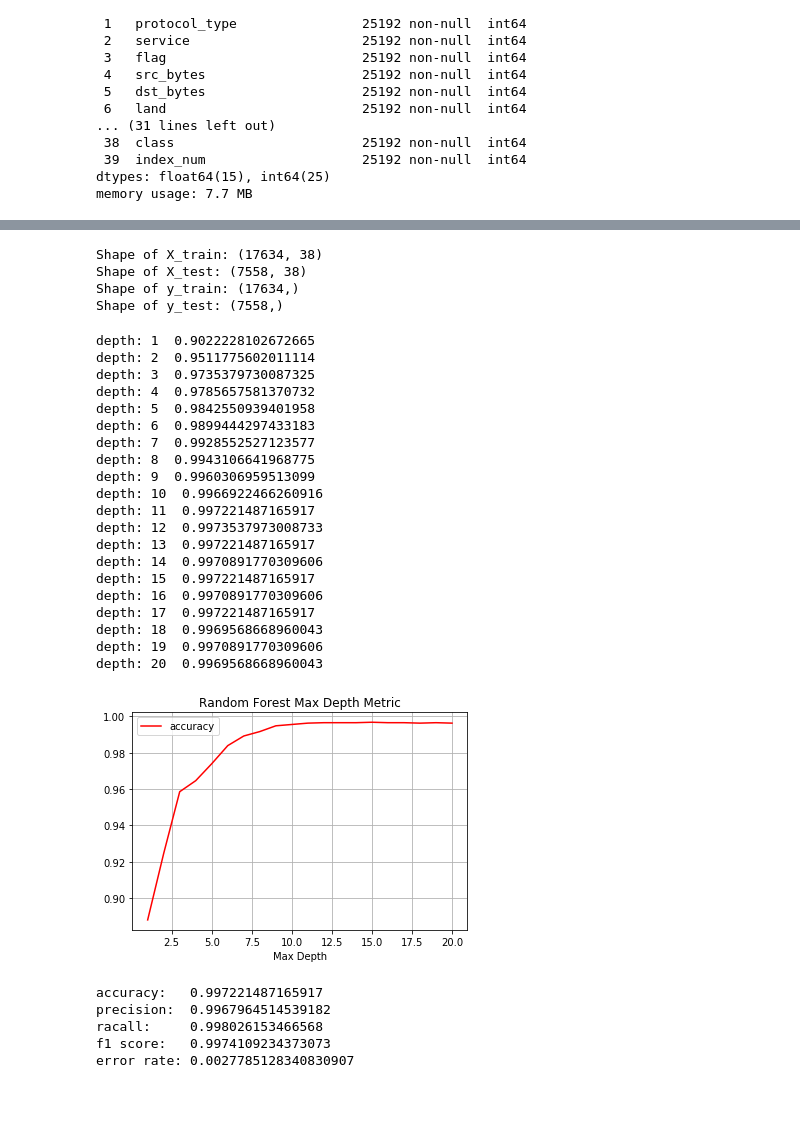
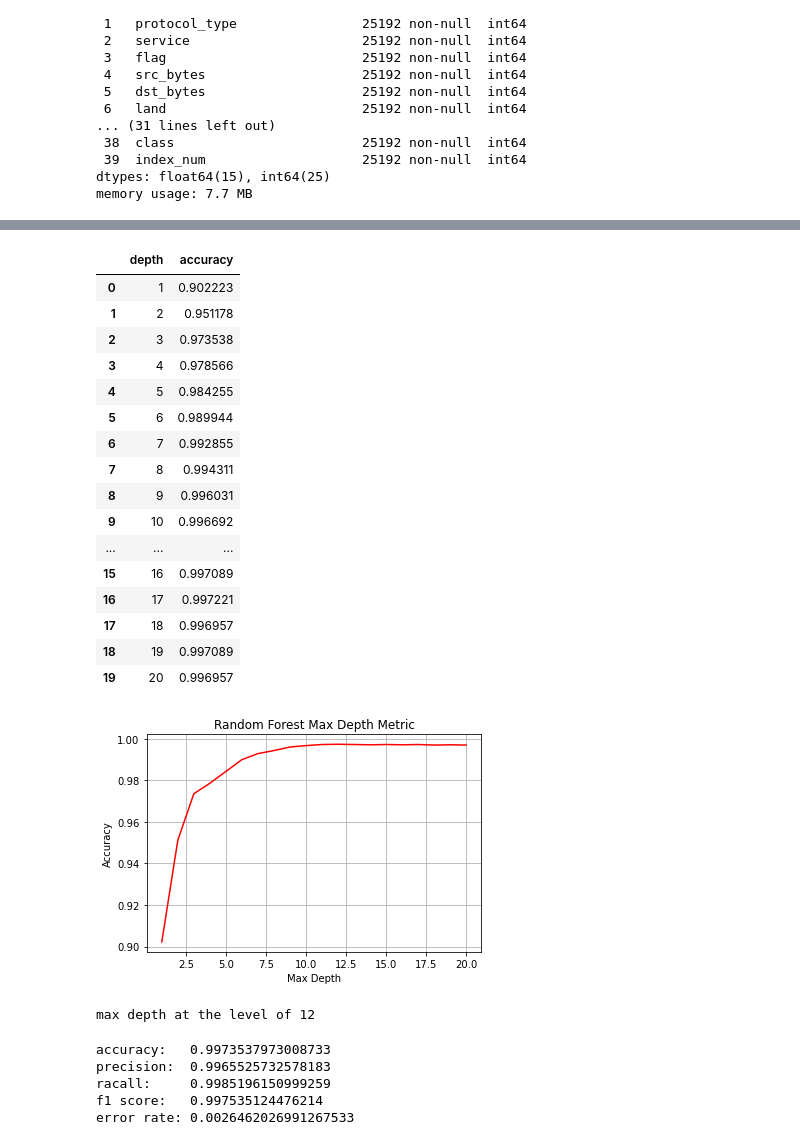
Before and after one commit to lani009/IDS-DataMining, a Jupyter notebook: experiment/random forest/RandomForest.ipynb, the cells around one changed output, grey strips where cells are left out. Cells and saved outputs as stored; diff of their text form; code cells hidden in the pictures; blank space fills up the shorter version.

Commit message:
fix decision tree & random forest max depth error

```diff
--- a/experiment/random forest/RandomForest.ipynb
+++ b/experiment/random forest/RandomForest.ipynb
@@ -56,11 +36,3 @@ memory usage: 5.1 MB
-# %%
-print(f"Shape of X_train: {X_train.shape}\nShape of X_test: {X_test.shape}")
-print(f"Shape of y_train: {y_train.shape}\nShape of y_test: {y_test.shape}")
-# %% [output]
-Shape of X_train: (17634, 38)
-Shape of X_test: (7558, 38)
-Shape of y_train: (17634,)
-Shape of y_test: (7558,)
 # %%
 from sklearn.ensemble import RandomForestClassifier
 from sklearn.metrics import accuracy_score
@@ -75,46 +47,47 @@ for m_depth_iter in range(1, 21):
 plot_vector = []
 for clf_item in clf_vector:
     clf_y_pred = clf_item.predict(X_test)
+    accuracy = accuracy_score(y_test, clf_y_pred)
+    plot_vector.append([clf_item.max_depth, accuracy])
 
-    accu = accuracy_score(y_test, clf_y_pred)
-    print(f"depth: {clf_item.max_depth}  {accu}")
-    plot_vector.append([clf_item.max_depth, accu])
+plot_vec = pd.DataFrame(plot_vector)
+plot_vec.rename(columns={0: "depth", 1: "accuracy"})
 # %% [output]
-depth: 1  0.9022228102672665
-depth: 2  0.9511775602011114
-depth: 3  0.9735379730087325
-depth: 4  0.9785657581370732
-depth: 5  0.9842550939401958
-depth: 6  0.9899444297433183
-depth: 7  0.9928552527123577
-depth: 8  0.9943106641968775
-depth: 9  0.9960306959513099
-depth: 10  0.9966922466260916
-depth: 11  0.997221487165917
-depth: 12  0.9973537973008733
-depth: 13  0.997221487165917
-depth: 14  0.9970891770309606
-depth: 15  0.997221487165917
-depth: 16  0.9970891770309606
-depth: 17  0.997221487165917
-depth: 18  0.9969568668960043
-depth: 19  0.9970891770309606
-depth: 20  0.9969568668960043
+|  | depth | accuracy |
+| 0 | 1 | 0.902223 |
+| 1 | 2 | 0.951178 |
+| 2 | 3 | 0.973538 |
+| 3 | 4 | 0.978566 |
+| 4 | 5 | 0.984255 |
+| 5 | 6 | 0.989944 |
+| 6 | 7 | 0.992855 |
+| 7 | 8 | 0.994311 |
+| 8 | 9 | 0.996031 |
+| 9 | 10 | 0.996692 |
+| ... | ... | ... |
+| 15 | 16 | 0.997089 |
+| 16 | 17 | 0.997221 |
+| 17 | 18 | 0.996957 |
+| 18 | 19 | 0.997089 |
+| 19 | 20 | 0.996957 |
 # %%
-plot_vec = pd.DataFrame(plot_vector)
 depth_x = plot_vec[:][0]
 plt.xlabel('Max Depth')
+plt.ylabel('Accuracy')
 plt.title('Random Forest Max Depth Metric')
 plt.plot(depth_x, plot_vec[:][1], 'r', label='accuracy')
 plt.grid(True)
-plt.legend()
 plt.savefig('./output/random forest max depth.png')
 plt.show()
+
+idx_max = plot_vec.idxmax(0)
+print(f"max depth at the level of {idx_max[1]+1}")
 # %% [output]
-[figure, old version]
+[figure, new version]
+max depth at the level of 12
 # %%
 from sklearn.metrics import confusion_matrix
-clf = clf_vector[14]
+clf = clf_vector[idx_max[1]]
 clf_y_pred = clf.predict(X_test)
 
 conf_mat = confusion_matrix(y_test, clf_y_pred)
@@ -132,11 +105,11 @@ print(f'racall:     {recall}')
 print(f'f1 score:   {f1}')
 print(f'error rate: {error_rate}')
 # %% [output]
-accuracy:   0.997221487165917
-precision:  0.9967964514539182
-racall:     0.998026153466568
-f1 score:   0.9974109234373073
-error rate: 0.0027785128340830907
+accuracy:   0.9973537973008733
+precision:  0.9965525732578183
+racall:     0.9985196150999259
+f1 score:   0.997535124476214
+error rate: 0.0026462026991267533
 # %%
 from IPython import display
 from sklearn import tree
```
Also changed, not shown: parts of 2 cells of this notebook, 7 other files.
